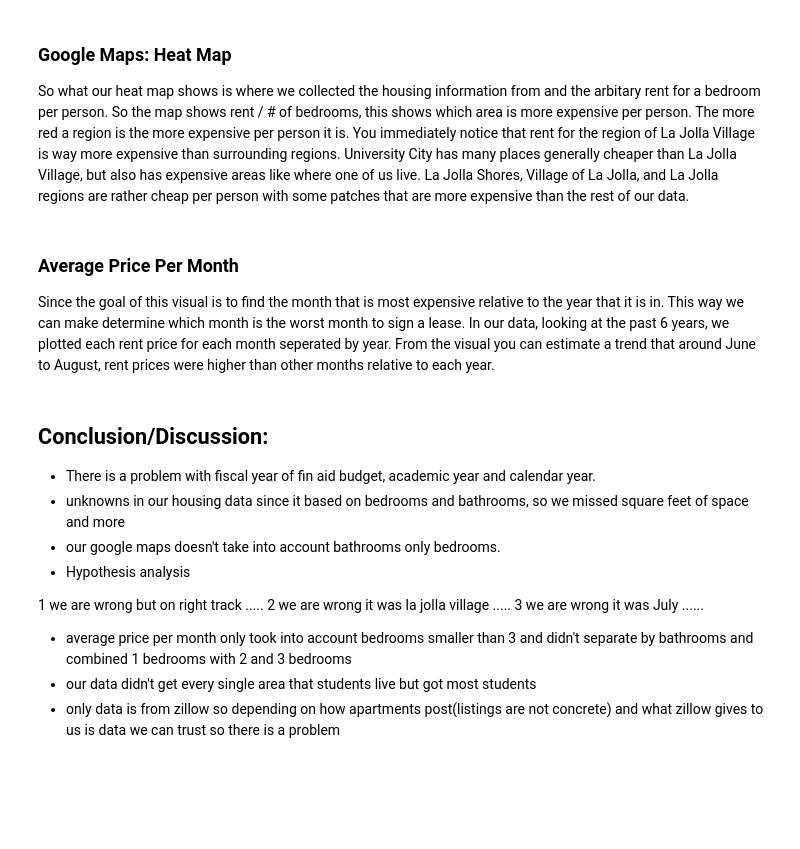
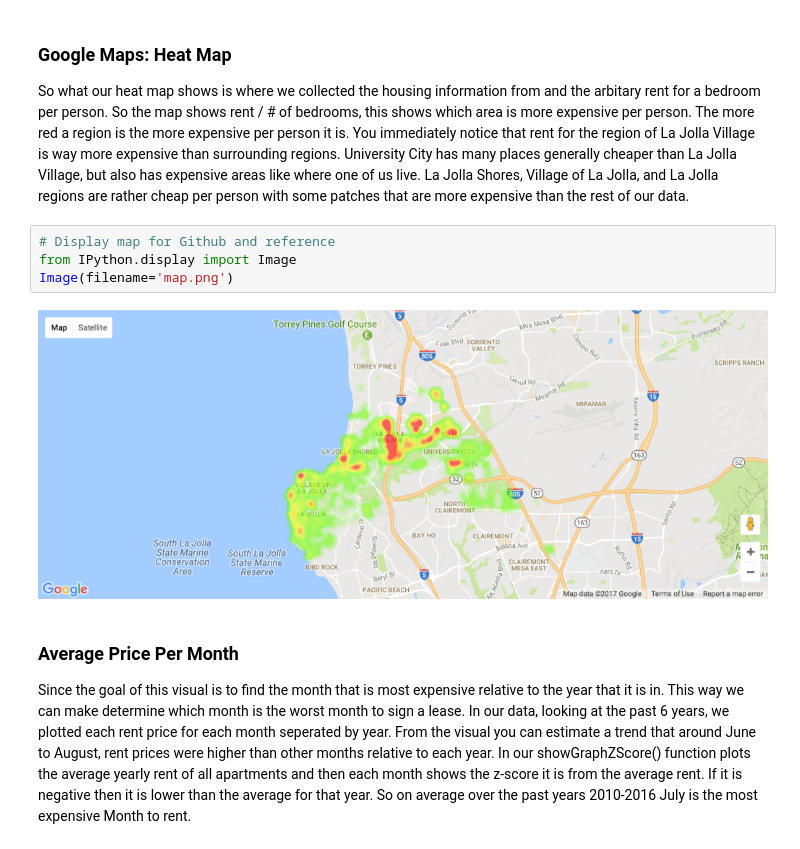
Before and after one commit to CheLinHuang/UCSD-Housing-Cost, a Jupyter notebook: FinalProject.ipynb, the cells around one changed output. Saved outputs shown, nothing was run; the diff lists cells and outputs as text; blank space fills up the shorter version.

```diff
--- a/FinalProject.ipynb
+++ b/FinalProject.ipynb
@@ -556,22 +530,13 @@ print(per_year)
 # %% [markdown]
 ### Google Maps: Heat Map
 So what our heat map shows is where we collected the housing information from and the arbitary rent for a bedroom per person. So the map shows rent / # of bedrooms, this shows which area is more expensive per person. The more red a region is the more expensive per person it is. You immediately notice that rent for the region of La Jolla Village is way more expensive than surrounding regions. University City has many places generally cheaper than La Jolla Village, but also has expensive areas like where one of us live. La Jolla Shores, Village of La Jolla, and La Jolla regions are rather cheap per person with some patches that are more expensive than the rest of our data.
+# %%
+# Display map for Github and reference
+from IPython.display import Image
+Image(filename='map.png')
+# %% [output]
+[figure, added]
 # %% [markdown]
 ### Average Price Per Month
 
-Since the goal of this visual is to find the month that is most expensive relative to the year that it is in. This way we can make determine which month is the worst month to sign a lease. In our data, looking at the past 6 years, we plotted each rent price for each month seperated by year. From the visual you can estimate a trend that around June to August, rent prices were higher than other months relative to each year.
+Since the goal of this visual is to find the month that is most expensive relative to the year that it is in. This way we can make determine which month is the worst month to sign a lease. In our data, looking at the past 6 years, we plotted each rent price for each month seperated by year. From the visual you can estimate a trend that around June to August, rent prices were higher than other months relative to each year. In our showGraphZScore() function plots the average yearly rent of all apartments and then each month shows the z-score it is from the average rent. If it is negative then it is lower than the average for that year. So on average over the past years 2010-2016 July is the most expensive Month to rent.
-# %% [markdown]
-## Conclusion/Discussion:
-
-- There is a problem with fiscal year of fin aid budget, academic year and calendar year.
-- unknowns in our housing data since it  based on bedrooms and bathrooms, so we missed square feet of space and more
-- our google maps doesn't take into account bathrooms only bedrooms.
-- Hypothesis analysis
-
-1 we are wrong but on right track .....
-2 we are wrong it was la jolla village .....
-3 we are wrong it was July ......
-
-- average price per month only took into account bedrooms smaller than 3 and didn't separate by bathrooms and combined 1 bedrooms with 2 and 3 bedrooms
-- our data didn't get every single area that students live but got most students
-- only data is from zillow so depending on how apartments post(listings are not concrete) and what zillow gives to us is data we can trust so there is a problem
```
Also changed, not shown: parts of 21 cells of this notebook.
